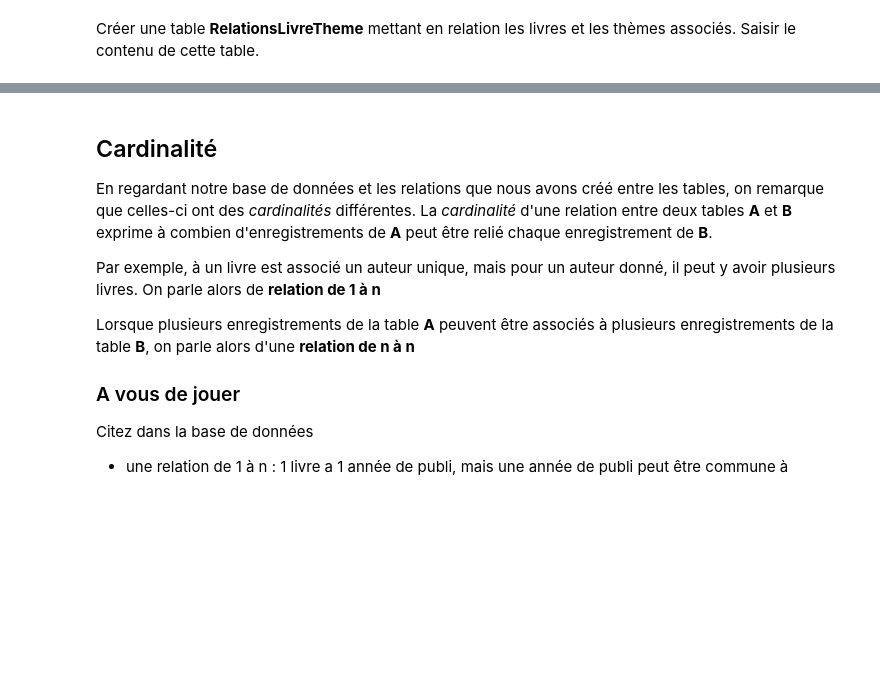
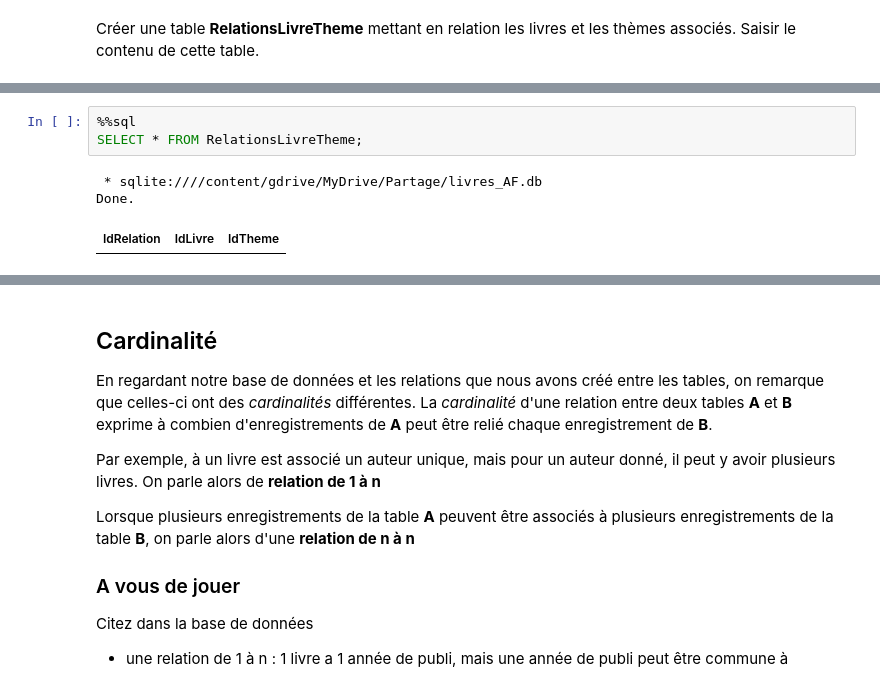
Before and after one commit to crystalloide/Notebooks-SQL-serie-2, a Jupyter notebook: Réponses/Cours_SQL_1.ipynb, the cells around one changed output, grey strips where cells are left out. Saved outputs shown, nothing was run; the diff lists cells and outputs as text; blank space fills up the shorter version.

```diff
--- a/Réponses/Cours_SQL_1.ipynb
+++ b/Réponses/Cours_SQL_1.ipynb
@@ -604,5 +585,12 @@ CREATE TABLE RelationsLivreTheme (
 Done.
 []
+# %%
+%%sql
+SELECT * FROM RelationsLivreTheme;
+# %% [output]
+ * sqlite:////content/gdrive/MyDrive/Partage/livres_AF.db
+Done.
+| IdRelation | IdLivre | IdTheme |
 # %%
 %%sql
 INSERT INTO RelationsLivreTheme
```
Also changed, not shown: parts of 35 cells of this notebook.
